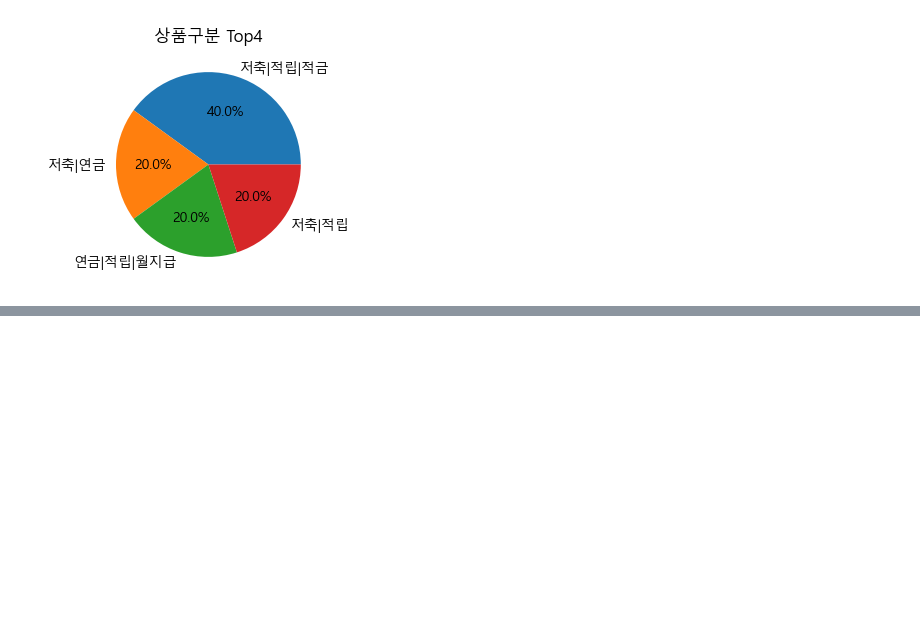
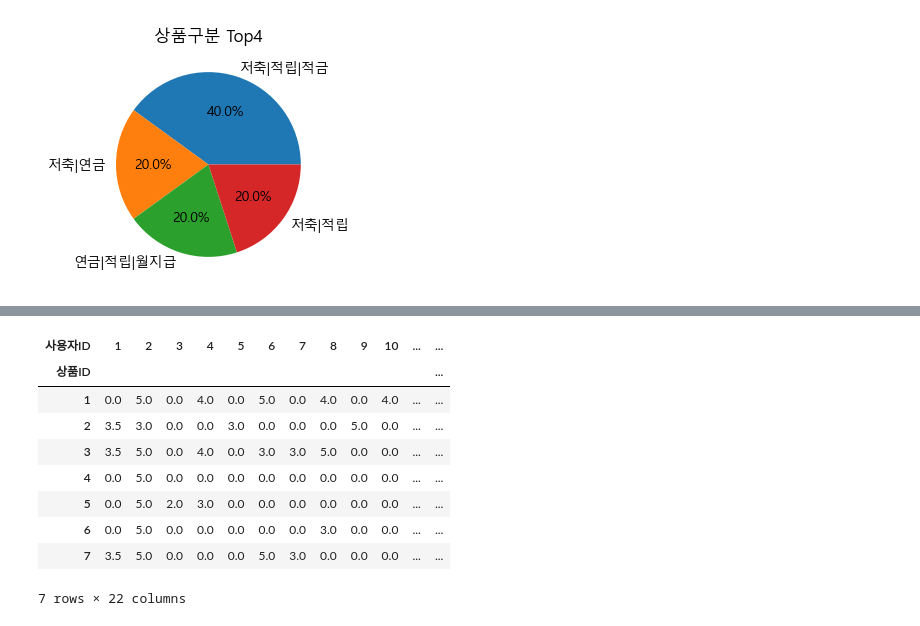
Before and after one commit to hado0123/ML, a Jupyter notebook: 03.금융상품 추천.ipynb, the cells around one changed output, grey strips where cells are left out. Saved outputs shown, nothing was run; the diff lists cells and outputs as text; code cells hidden in the pictures; blank space fills up the shorter version.

```diff
--- a/03.금융상품 추천.ipynb
+++ b/03.금융상품 추천.ipynb
@@ -128,0 +407,15 @@ plt.show()
+# %%
+# 결측치는 추천하지 않은 경우이니 0 으로 채우기
+pt.fillna(0,inplace=True)
+pt
+# %% [output]
+| 사용자ID | 1 | 2 | 3 | 4 | 5 | 6 | 7 | 8 | 9 | 10 | ... | ... |
+| 상품ID |  |  |  |  |  |  |  |  |  |  |  | ... |
+| 1 | 0.0 | 5.0 | 0.0 | 4.0 | 0.0 | 5.0 | 0.0 | 4.0 | 0.0 | 4.0 | ... | ... |
+| 2 | 3.5 | 3.0 | 0.0 | 0.0 | 3.0 | 0.0 | 0.0 | 0.0 | 5.0 | 0.0 | ... | ... |
+| 3 | 3.5 | 5.0 | 0.0 | 4.0 | 0.0 | 3.0 | 3.0 | 5.0 | 0.0 | 0.0 | ... | ... |
+| 4 | 0.0 | 5.0 | 0.0 | 0.0 | 0.0 | 0.0 | 0.0 | 0.0 | 0.0 | 0.0 | ... | ... |
+| 5 | 0.0 | 5.0 | 2.0 | 3.0 | 0.0 | 0.0 | 0.0 | 0.0 | 0.0 | 0.0 | ... | ... |
+| 6 | 0.0 | 5.0 | 0.0 | 0.0 | 0.0 | 0.0 | 0.0 | 3.0 | 0.0 | 0.0 | ... | ... |
+| 7 | 3.5 | 5.0 | 0.0 | 0.0 | 0.0 | 5.0 | 3.0 | 0.0 | 0.0 | 0.0 | ... | ... |
+7 rows × 22 columns
```
Also changed, not shown: parts of 24 cells of this notebook.
